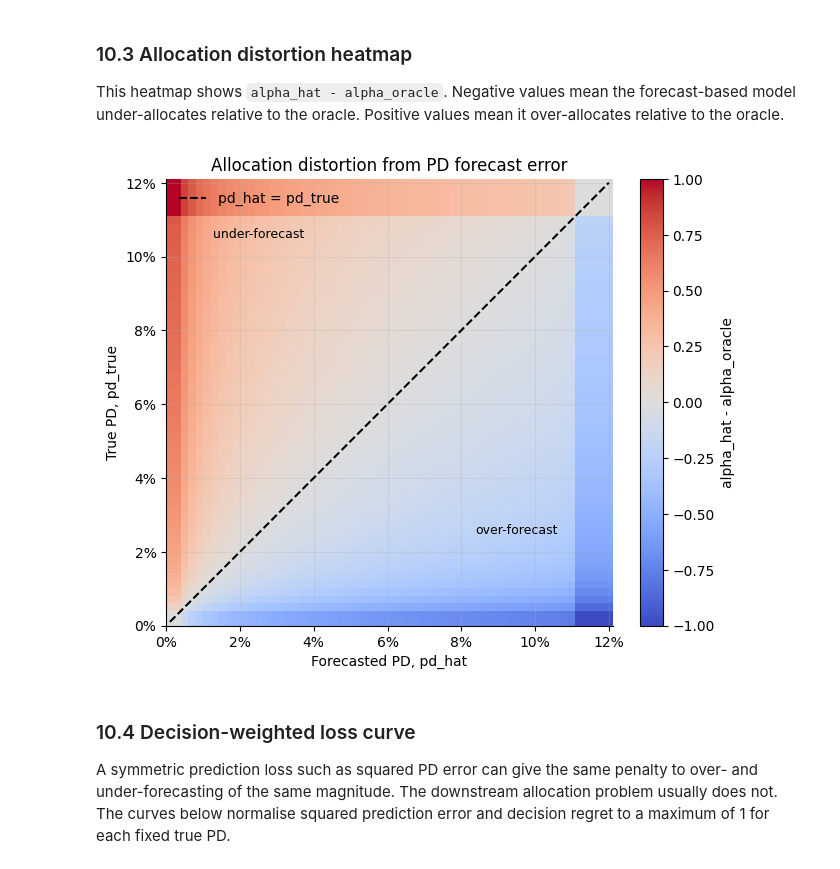
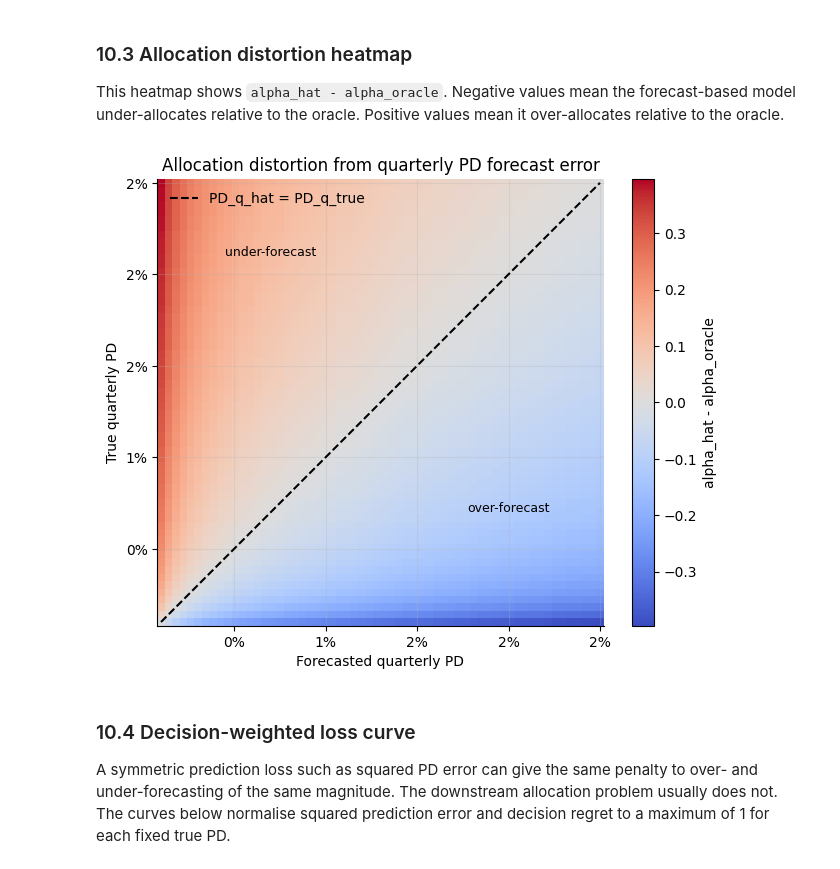
Before and after one commit to okeeffe-hannah/Decision_Focused_Learning_for_Capital_Allocation, a Jupyter notebook: decision_problem/pd_irb_vasicek_allocation_exploration.ipynb, the cells around one changed output. Saved outputs shown, nothing was run; the diff lists cells and outputs as text; code cells hidden in the pictures.

```diff
--- a/decision_problem/pd_irb_vasicek_allocation_exploration.ipynb
+++ b/decision_problem/pd_irb_vasicek_allocation_exploration.ipynb
@@ -574,12 +603,8 @@ Unless a section is explicitly varying leverage, these sensitivity plots use the
 # %% [markdown]
 ### 8.1 Different penalty weights
 # %%
-def alpha_star_curve(pd_values, alpha_grid=alpha_grid, leverage=leverage, **kwargs):
-    """Convenience helper for sensitivity plots.
-
-    Uses the top-level leverage by default; pass leverage=... only in sections
-    that intentionally vary leverage.
-    """
+def alpha_star_curve(pd_quarterly_values, alpha_grid=alpha_grid, leverage=leverage, **kwargs):
+    """Convenience helper for sensitivity plots over quarterly PD values."""
     return np.array([
         optimal_alpha(
             pd_value,
@@ -588,7 +613,7 @@ def alpha_star_curve(pd_values, alpha_grid=alpha_grid, leverage=leverage, **kwar
             return_curve=False,
             **kwargs,
         )[0]
-        for pd_value in pd_values
+        for pd_value in pd_quarterly_values
     ])
 
 lambda_values = [1, 5, 10, 20, 50]
@@ -608,7 +633,7 @@ for lam in lambda_values:
     ax.plot(sensitivity_pd_grid, curve, lw=2, label=f"lambda={lam:g}")
 
 ax.set_title(f"Sensitivity of alpha_star to penalty weight (leverage={leverage:g})")
-ax.set_xlabel("PD")
+ax.set_xlabel("Quarterly PD")
 ax.set_ylabel("alpha_star")
 percent_axis(ax, "x")
 percent_axis(ax, "y")
@@ -1019,11 +1031,11 @@ For each fixed true PD, the forecasted PD is moved from severe under-forecasting
 # %%
-true_pds = [0.005, 0.01, 0.03, 0.08]
+true_pds = [0.001, 0.003, 0.005, 0.010, 0.020]
 forecast_multipliers = np.linspace(0.25, 3.0, 200)
 forecast_alpha_grid = sensitivity_alpha_grid
 
 forecast_diagnostic_rows = []
 for pd_true_value in true_pds:
-    pd_hat_values = np.clip(pd_true_value * forecast_multipliers, pd_min, pd_max)
+    pd_hat_values = np.clip(pd_true_value * forecast_multipliers, pd_quarterly_min, pd_quarterly_max)
     for multiplier, pd_hat_value in zip(forecast_multipliers, pd_hat_values):
         row = regret_from_pd_forecast(
             pd_true_value,
@@ -1089,7 +1101,7 @@ The heatmap below evaluates corrected regret over pairs `(pd_true, pd_hat)`. The
 # %%
 regret_heatmap_n = 60  # increase toward 80 for a smoother but slower heatmap
-pd_true_heatmap_grid = np.linspace(0.001, 0.12, regret_heatmap_n)
-pd_hat_heatmap_grid = np.linspace(0.001, 0.12, regret_heatmap_n)
+pd_true_heatmap_grid = np.linspace(pd_quarterly_min, pd_quarterly_max, regret_heatmap_n)
+pd_hat_heatmap_grid = np.linspace(pd_quarterly_min, pd_quarterly_max, regret_heatmap_n)
 
 regret_grid_results = evaluate_regret_grid(
     pd_true_heatmap_grid,
@@ -1157,29 +1170,29 @@ This heatmap shows `alpha_hat - alpha_oracle`. Negative values mean the forecast
 # %%
 max_abs_distortion = np.nanmax(np.abs(allocation_distortion_matrix))
 
 fig, ax = plt.subplots(figsize=(7.2, 5.8))
 mesh = ax.pcolormesh(
     pd_hat_heatmap_grid,
     pd_true_heatmap_grid,
     allocation_distortion_matrix,
     shading="auto",
     cmap="coolwarm",
     vmin=-max_abs_distortion,
     vmax=max_abs_distortion,
 )
 fig.colorbar(mesh, ax=ax, label="alpha_hat - alpha_oracle")
-ax.plot(pd_hat_heatmap_grid, pd_hat_heatmap_grid, color="black", lw=1.5, ls="--", label="pd_hat = pd_true")
-ax.text(0.025, 0.105, "under-forecast", color="black", fontsize=9, ha="center")
-ax.text(0.095, 0.025, "over-forecast", color="black", fontsize=9, ha="center")
-ax.set_title("Allocation distortion from PD forecast error")
-ax.set_xlabel("Forecasted PD, pd_hat")
-ax.set_ylabel("True PD, pd_true")
+ax.plot(pd_hat_heatmap_grid, pd_hat_heatmap_grid, color="black", lw=1.5, ls="--", label="PD_q_hat = PD_q_true")
+ax.text(0.007, 0.021, "under-forecast", color="black", fontsize=9, ha="center")
+ax.text(0.020, 0.007, "over-forecast", color="black", fontsize=9, ha="center")
+ax.set_title("Allocation distortion from quarterly PD forecast error")
+ax.set_xlabel("Forecasted quarterly PD")
+ax.set_ylabel("True quarterly PD")
 percent_axis(ax, "x")
 percent_axis(ax, "y")
 ax.legend(loc="upper left")
 plt.show()
 # %% [output]
-[figure, old version]
+[figure, new version]
 # %% [markdown]
 ### 10.4 Decision-weighted loss curve
 
```
Also changed, not shown: parts of 52 cells of this notebook, 13 other files.
